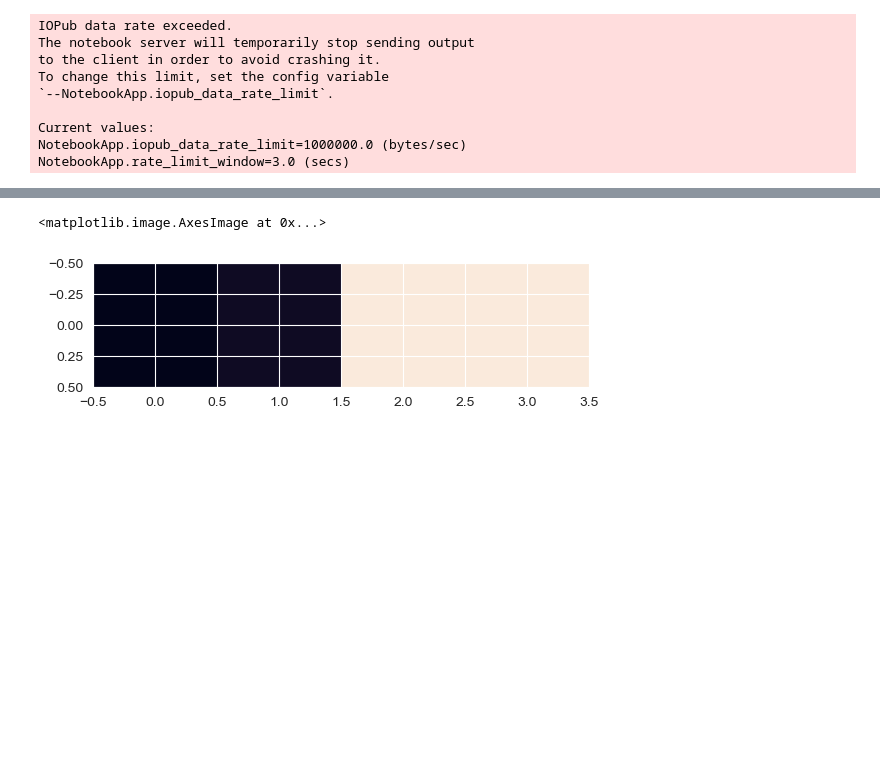
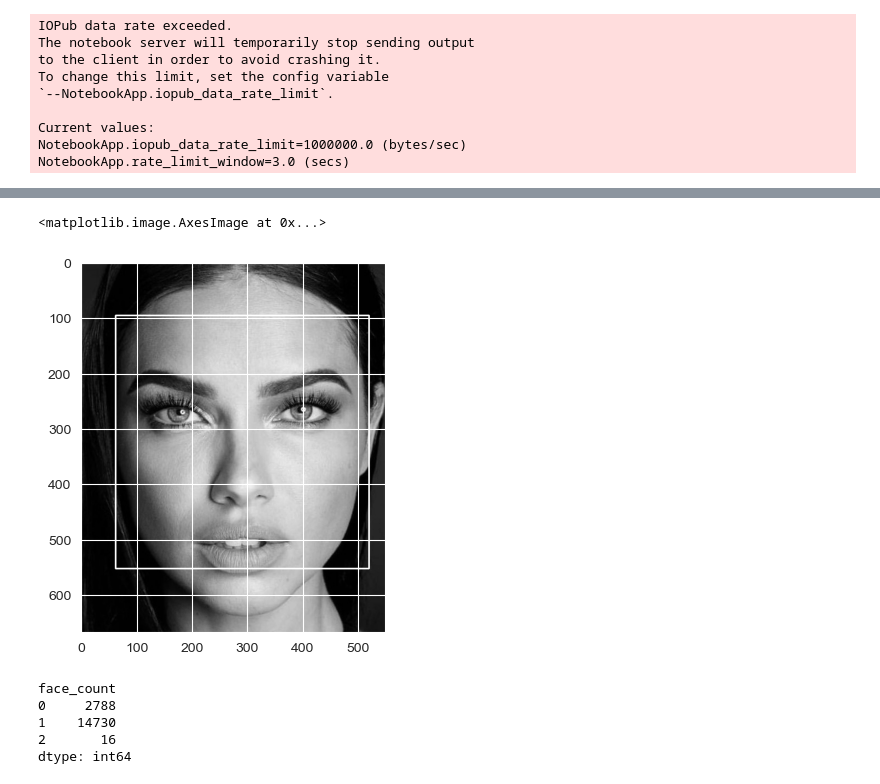
Before and after one commit to parzival979/IMAGE_RECOGNITION_PCA, a Jupyter notebook: main.ipynb, the cells around one changed output, grey strips where cells are left out. Saved outputs shown, nothing was run; the diff lists cells and outputs as text; code cells hidden in the pictures; blank space fills up the shorter version.

```diff
--- a/main.ipynb
+++ b/main.ipynb
@@ -171,6 +152,6 @@ print(gray_images[5].shape)
 face_cascade = cv2.CascadeClassifier('haarcascade_frontalface_alt.xml')
 faces = []
 for i in range(len(gray_images)):
-    faces.append(face_cascade.detectMultiScale(gray_images[i], 1.001, 4))
+    faces.append(face_cascade.detectMultiScale(gray_images[i], 1.1, 4))
 print(faces)
 # %% [output]
@@ -180,6 +169,23 @@ print(faces)
-# %%
-# printing an image with the detected face
-plt.imshow(faces[5])
-# %% [output]
-<matplotlib.image.AxesImage at 0x...>
-[figure, removed]
+# %%
+# showing the face in the grayscale image
+for i in range(len(faces)):
+    for (x, y, w, h) in faces[i]:
+        cv2.rectangle(gray_images[i], (x, y), (x+w, y+h), (255, 0, 0), 2)
+plt.imshow(gray_images[0], cmap='gray')
+# %% [output]
+<matplotlib.image.AxesImage at 0x...>
+[figure, added]
+# %%
+# finding the statistics of number of faces in the images
+face_count = []
+for i in range(len(faces)):
+    face_count.append(len(faces[i]))
+# grouping the face count and displaying the number of images for each face count
+df['face_count'] = face_count
+df.groupby(['face_count']).size()
+# %% [output]
+face_count
+0     2788
+1    14730
+2       16
+dtype: int64
```
Also changed, not shown: parts of 21 cells of this notebook, 2 other files.
